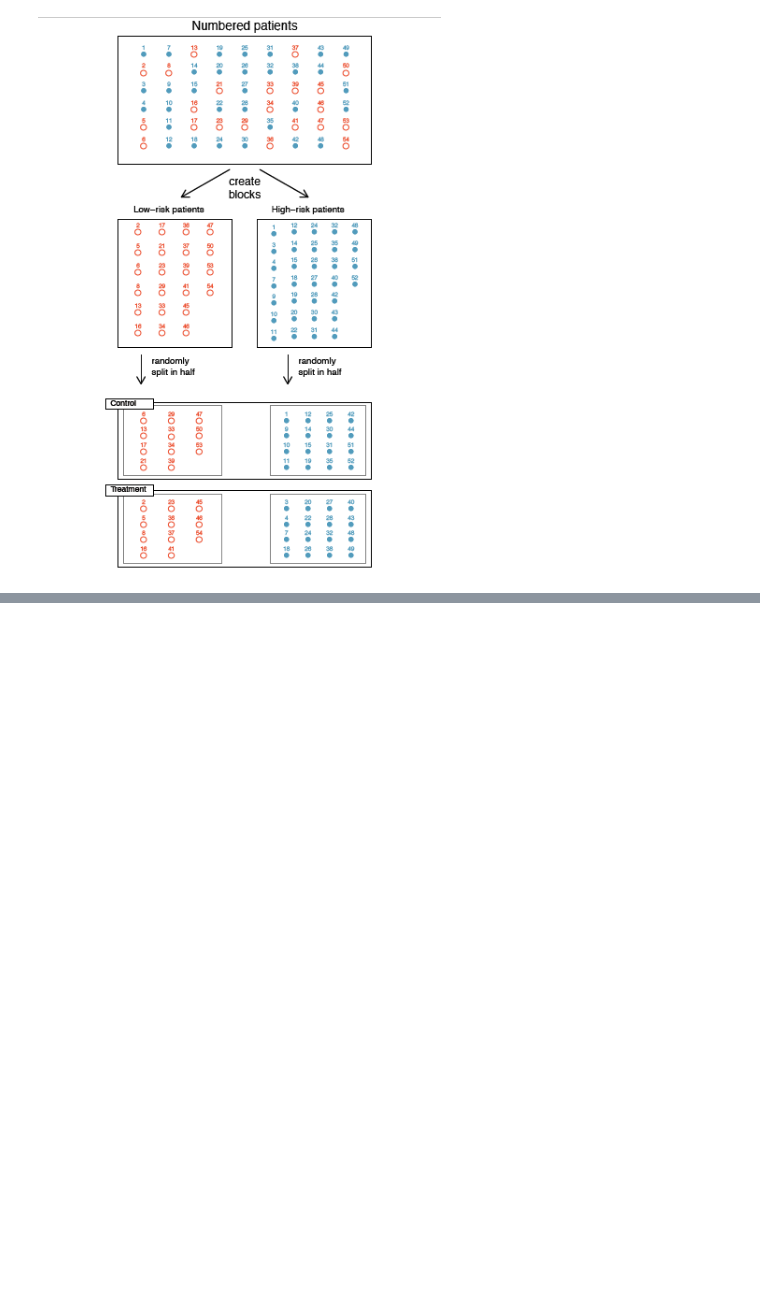
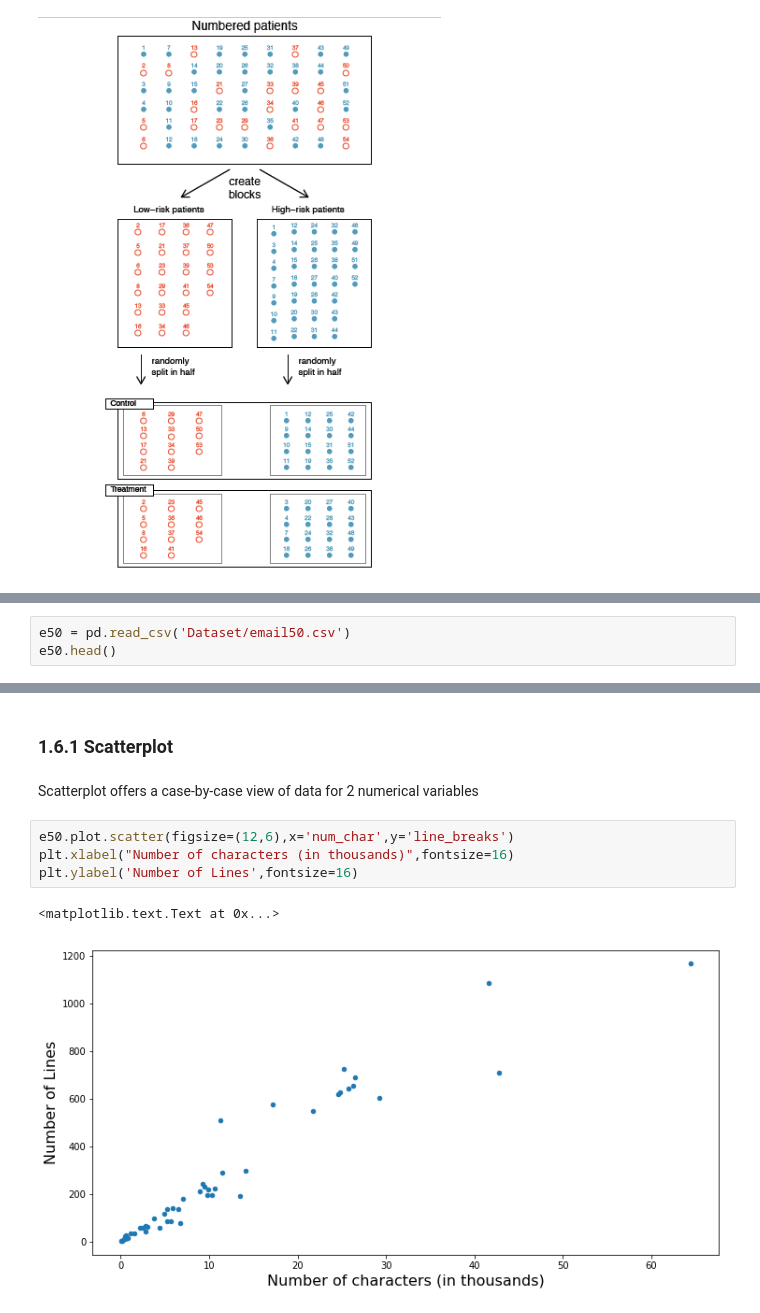
Before and after one commit to chikoungoun/OpenIntro, a Jupyter notebook: openintro_chap_1.ipynb, the cells around one changed output, grey strips where cells are left out. Cells and saved outputs as stored; diff of their text form; blank space fills up the shorter version.

Commit message:
Scatterplot introduction
Had to clean up the email.txt file. The code will be put once it gets more optimized

```diff
--- a/openintro_chap_1.ipynb
+++ b/openintro_chap_1.ipynb
@@ -184,0 +193,3 @@ Image(filename="blocking.png")
+# %%
+e50 = pd.read_csv('Dataset/email50.csv')
+e50.head()
@@ -184,0 +204,11 @@ Image(filename="blocking.png")
+# %% [markdown]
+### 1.6.1 Scatterplot
+# %% [markdown]
+Scatterplot offers a case-by-case view of data for 2 numerical variables
+# %%
+e50.plot.scatter(figsize=(12,6),x='num_char',y='line_breaks')
+plt.xlabel("Number of characters (in thousands)",fontsize=16)
+plt.ylabel('Number of Lines',fontsize=16)
+# %% [output]
+<matplotlib.text.Text at 0x...>
+[figure, added]
```
Also changed, not shown: parts of 5 cells of this notebook.
